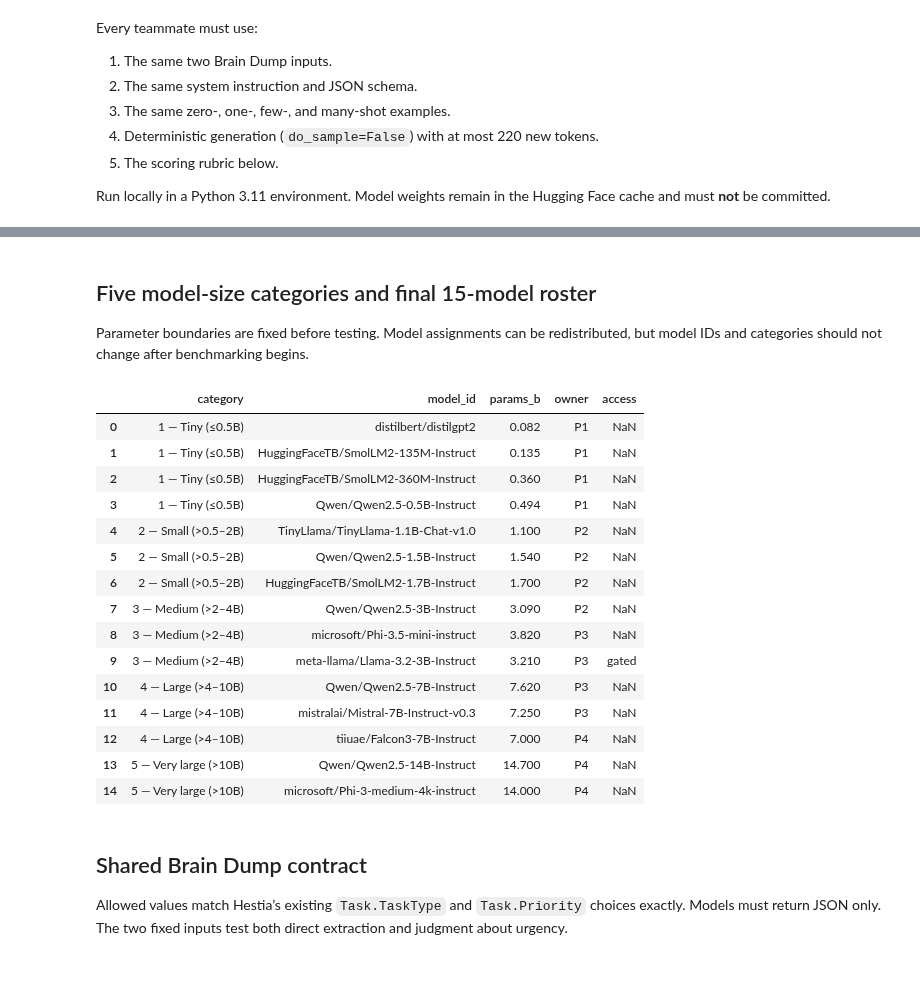
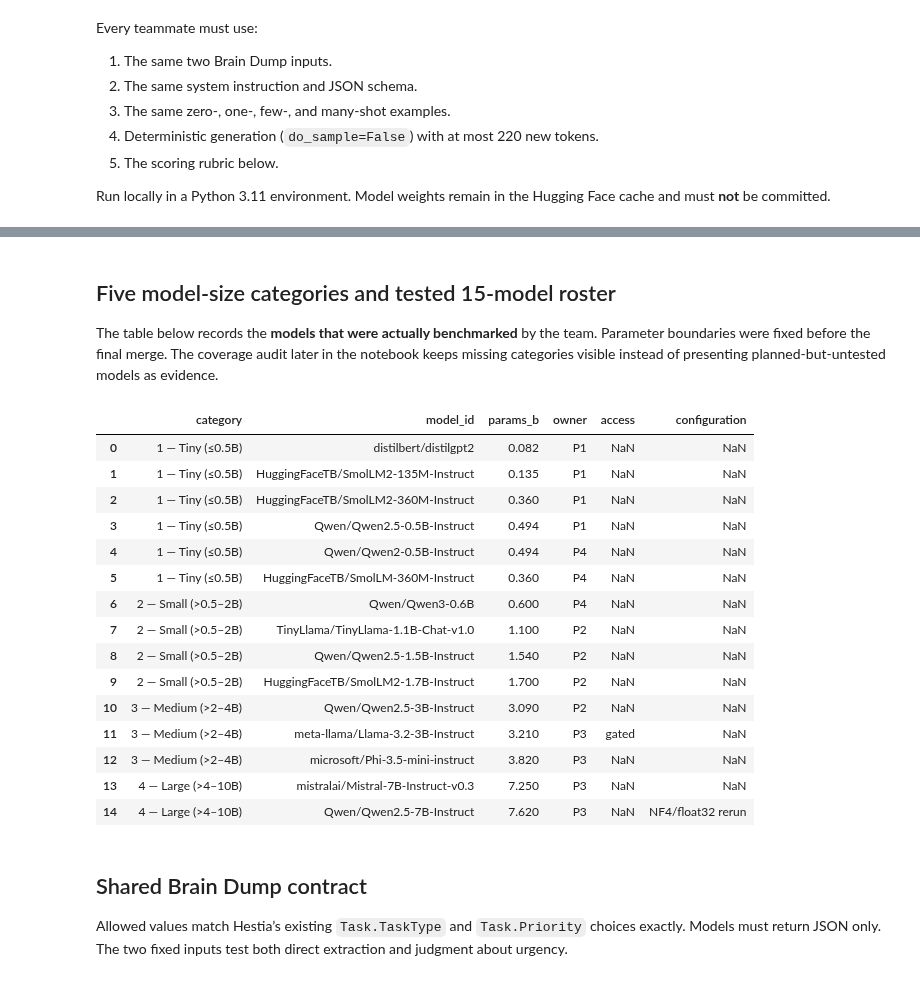
Before and after one commit to HestiaaAI/12_HestiaaAI, a Jupyter notebook: ai_prototype.ipynb, the cells around one changed output, grey strips where cells are left out. Cells and saved outputs as stored; diff of their text form; code cells hidden in the pictures.

Commit message:
docs: finalize A6 team benchmark notebook

```diff
--- a/ai_prototype.ipynb
+++ b/ai_prototype.ipynb
@@ -51,56 +51,54 @@ print({
 # %% [markdown]
-## Five model-size categories and final 15-model roster
+## Five model-size categories and tested 15-model roster
 
-Parameter boundaries are fixed before testing. Model assignments can be redistributed, but model IDs and categories should not change after benchmarking begins.
+The table below records the **models that were actually benchmarked** by the team. Parameter boundaries were fixed before the final merge. The coverage audit later in the notebook keeps missing categories visible instead of presenting planned-but-untested models as evidence.
 # %%
 MODEL_ROSTER = [
     # Category 1: Tiny (up to 0.5B)
     {"category": "1 — Tiny (≤0.5B)", "model_id": "distilbert/distilgpt2", "params_b": 0.082, "owner": "P1"},
     {"category": "1 — Tiny (≤0.5B)", "model_id": "HuggingFaceTB/SmolLM2-135M-Instruct", "params_b": 0.135, "owner": "P1"},
     {"category": "1 — Tiny (≤0.5B)", "model_id": "HuggingFaceTB/SmolLM2-360M-Instruct", "params_b": 0.360, "owner": "P1"},
     {"category": "1 — Tiny (≤0.5B)", "model_id": "Qwen/Qwen2.5-0.5B-Instruct", "params_b": 0.494, "owner": "P1"},
+    {"category": "1 — Tiny (≤0.5B)", "model_id": "Qwen/Qwen2-0.5B-Instruct", "params_b": 0.494, "owner": "P4"},
+    {"category": "1 — Tiny (≤0.5B)", "model_id": "HuggingFaceTB/SmolLM-360M-Instruct", "params_b": 0.360, "owner": "P4"},
 
     # Category 2: Small (over 0.5B through 2B)
+    {"category": "2 — Small (>0.5–2B)", "model_id": "Qwen/Qwen3-0.6B", "params_b": 0.600, "owner": "P4"},
     {"category": "2 — Small (>0.5–2B)", "model_id": "TinyLlama/TinyLlama-1.1B-Chat-v1.0", "params_b": 1.10, "owner": "P2"},
     {"category": "2 — Small (>0.5–2B)", "model_id": "Qwen/Qwen2.5-1.5B-Instruct", "params_b": 1.54, "owner": "P2"},
     {"category": "2 — Small (>0.5–2B)", "model_id": "HuggingFaceTB/SmolLM2-1.7B-Instruct", "params_b": 1.70, "owner": "P2"},
 
     # Category 3: Medium (over 2B through 4B)
     {"category": "3 — Medium (>2–4B)", "model_id": "Qwen/Qwen2.5-3B-Instruct", "params_b": 3.09, "owner": "P2"},
+    {"category": "3 — Medium (>2–4B)", "model_id": "meta-llama/Llama-3.2-3B-Instruct", "params_b": 3.21, "owner": "P3", "access": "gated"},
     {"category": "3 — Medium (>2–4B)", "model_id": "microsoft/Phi-3.5-mini-instruct", "params_b": 3.82, "owner": "P3"},
-    {"category": "3 — Medium (>2–4B)", "model_id": "meta-llama/Llama-3.2-3B-Instruct", "params_b": 3.21, "owner": "P3", "access": "gated"},
 
     # Category 4: Large (over 4B through 10B)
-    {"category": "4 — Large (>4–10B)", "model_id": "Qwen/Qwen2.5-7B-Instruct", "params_b": 7.62, "owner": "P3"},
     {"category": "4 — Large (>4–10B)", "model_id": "mistralai/Mistral-7B-Instruct-v0.3", "params_b": 7.25, "owner": "P3"},
-    {"category": "4 — Large (>4–10B)", "model_id": "tiiuae/Falcon3-7B-Instruct", "params_b": 7.00, "owner": "P4"},
-
-    # Category 5: Very large (over 10B)
-    {"category": "5 — Very large (>10B)", "model_id": "Qwen/Qwen2.5-14B-Instruct", "params_b": 14.7, "owner": "P4"},
-    {"category": "5 — Very large (>10B)", "model_id": "microsoft/Phi-3-medium-4k-instruct", "params_b": 14.0, "owner": "P4"},
+    {"category": "4 — Large (>4–10B)", "model_id": "Qwen/Qwen2.5-7B-Instruct", "params_b": 7.62, "owner": "P3", "configuration": "NF4/float32 rerun"},
 ]
 
 roster_df = pd.DataFrame(MODEL_ROSTER)
 assert len(roster_df) == 15
-assert roster_df["category"].nunique() == 5
+assert roster_df["model_id"].nunique() == 15
 roster_df
 # %% [output]
-|  | category | model_id | params_b | owner | access |
-| 0 | 1 — Tiny (≤0.5B) | distilbert/distilgpt2 | 0.082 | P1 | NaN |
-| 1 | 1 — Tiny (≤0.5B) | HuggingFaceTB/SmolLM2-135M-Instruct | 0.135 | P1 | NaN |
-| 2 | 1 — Tiny (≤0.5B) | HuggingFaceTB/SmolLM2-360M-Instruct | 0.360 | P1 | NaN |
-| 3 | 1 — Tiny (≤0.5B) | Qwen/Qwen2.5-0.5B-Instruct | 0.494 | P1 | NaN |
-| 4 | 2 — Small (>0.5–2B) | TinyLlama/TinyLlama-1.1B-Chat-v1.0 | 1.100 | P2 | NaN |
-| 5 | 2 — Small (>0.5–2B) | Qwen/Qwen2.5-1.5B-Instruct | 1.540 | P2 | NaN |
-| 6 | 2 — Small (>0.5–2B) | HuggingFaceTB/SmolLM2-1.7B-Instruct | 1.700 | P2 | NaN |
-| 7 | 3 — Medium (>2–4B) | Qwen/Qwen2.5-3B-Instruct | 3.090 | P2 | NaN |
-| 8 | 3 — Medium (>2–4B) | microsoft/Phi-3.5-mini-instruct | 3.820 | P3 | NaN |
-| 9 | 3 — Medium (>2–4B) | meta-llama/Llama-3.2-3B-Instruct | 3.210 | P3 | gated |
-| 10 | 4 — Large (>4–10B) | Qwen/Qwen2.5-7B-Instruct | 7.620 | P3 | NaN |
-| 11 | 4 — Large (>4–10B) | mistralai/Mistral-7B-Instruct-v0.3 | 7.250 | P3 | NaN |
-| 12 | 4 — Large (>4–10B) | tiiuae/Falcon3-7B-Instruct | 7.000 | P4 | NaN |
-| 13 | 5 — Very large (>10B) | Qwen/Qwen2.5-14B-Instruct | 14.700 | P4 | NaN |
-| 14 | 5 — Very large (>10B) | microsoft/Phi-3-medium-4k-instruct | 14.000 | P4 | NaN |
+|  | category | model_id | params_b | owner | access | configuration |
+| 0 | 1 — Tiny (≤0.5B) | distilbert/distilgpt2 | 0.082 | P1 | NaN | NaN |
+| 1 | 1 — Tiny (≤0.5B) | HuggingFaceTB/SmolLM2-135M-Instruct | 0.135 | P1 | NaN | NaN |
+| 2 | 1 — Tiny (≤0.5B) | HuggingFaceTB/SmolLM2-360M-Instruct | 0.360 | P1 | NaN | NaN |
+| 3 | 1 — Tiny (≤0.5B) | Qwen/Qwen2.5-0.5B-Instruct | 0.494 | P1 | NaN | NaN |
+| 4 | 1 — Tiny (≤0.5B) | Qwen/Qwen2-0.5B-Instruct | 0.494 | P4 | NaN | NaN |
+| 5 | 1 — Tiny (≤0.5B) | HuggingFaceTB/SmolLM-360M-Instruct | 0.360 | P4 | NaN | NaN |
+| 6 | 2 — Small (>0.5–2B) | Qwen/Qwen3-0.6B | 0.600 | P4 | NaN | NaN |
+| 7 | 2 — Small (>0.5–2B) | TinyLlama/TinyLlama-1.1B-Chat-v1.0 | 1.100 | P2 | NaN | NaN |
+| 8 | 2 — Small (>0.5–2B) | Qwen/Qwen2.5-1.5B-Instruct | 1.540 | P2 | NaN | NaN |
+| 9 | 2 — Small (>0.5–2B) | HuggingFaceTB/SmolLM2-1.7B-Instruct | 1.700 | P2 | NaN | NaN |
+| 10 | 3 — Medium (>2–4B) | Qwen/Qwen2.5-3B-Instruct | 3.090 | P2 | NaN | NaN |
+| 11 | 3 — Medium (>2–4B) | meta-llama/Llama-3.2-3B-Instruct | 3.210 | P3 | gated | NaN |
+| 12 | 3 — Medium (>2–4B) | microsoft/Phi-3.5-mini-instruct | 3.820 | P3 | NaN | NaN |
+| 13 | 4 — Large (>4–10B) | mistralai/Mistral-7B-Instruct-v0.3 | 7.250 | P3 | NaN | NaN |
+| 14 | 4 — Large (>4–10B) | Qwen/Qwen2.5-7B-Instruct | 7.620 | P3 | NaN | NF4/float32 rerun |
 # %% [markdown]
 ## Shared Brain Dump contract
 
```
Also changed, not shown: parts of 8 cells of this notebook.
